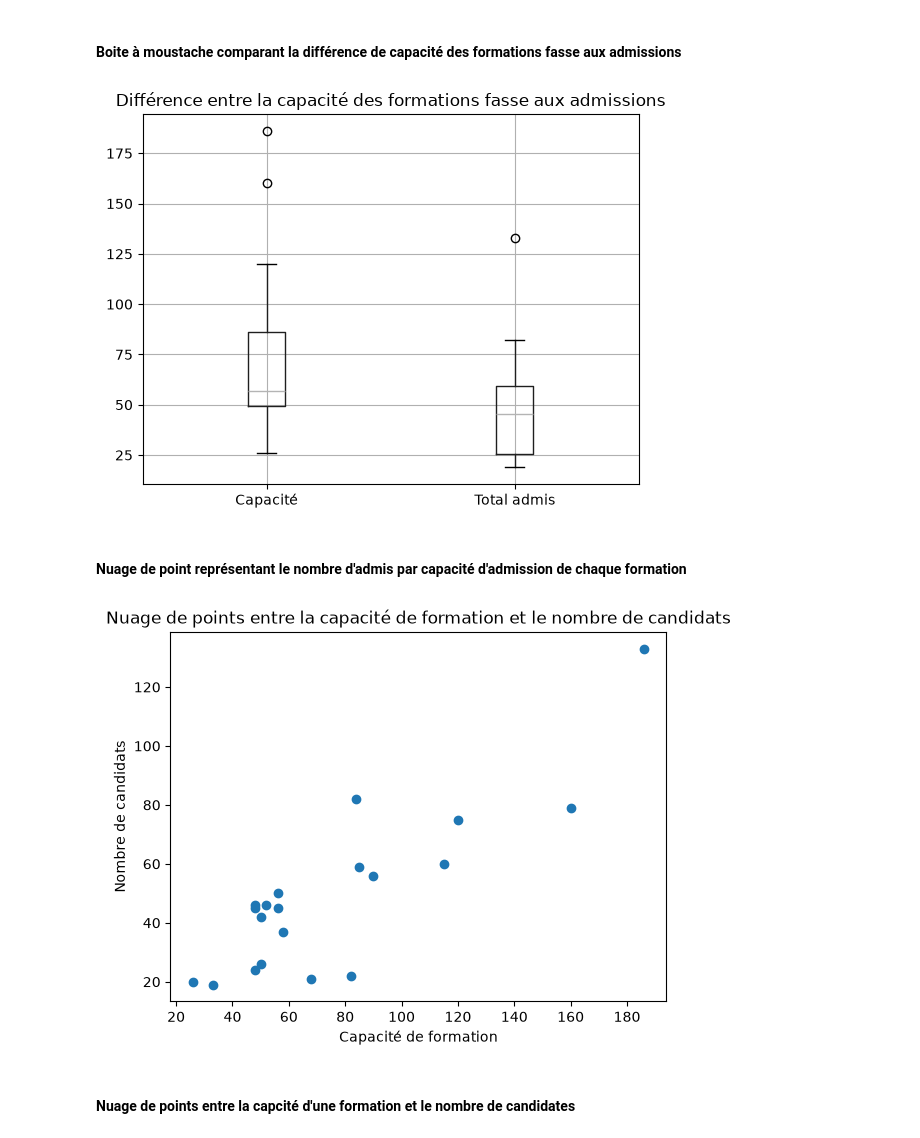
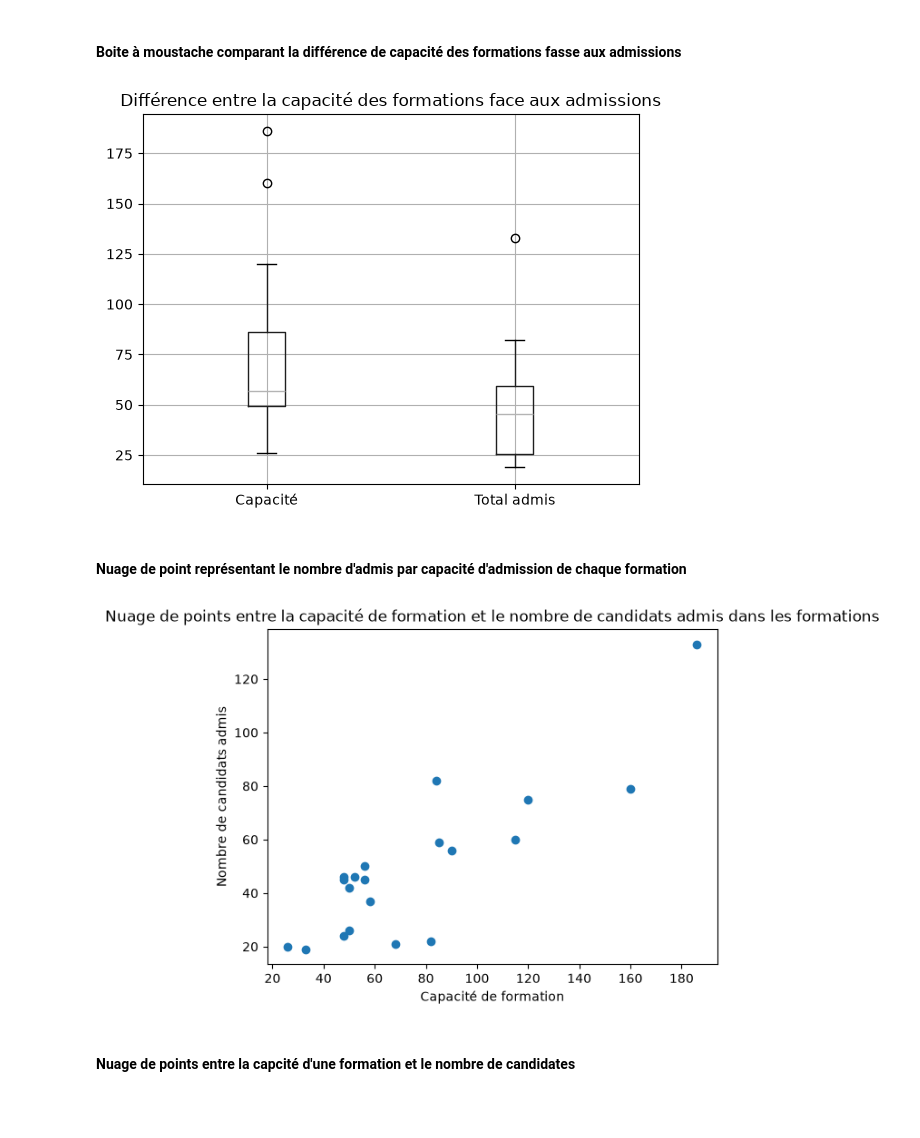
Before and after one commit to ThuaDang/SAE2.04---Base-de-donn-es, a Jupyter notebook: Partie 3 - Analyse des données/Etude_statistique_DANG_Thuan_BIGOUIN_Clement.ipynb, the cells around one changed output. Saved outputs shown, nothing was run; the diff lists cells and outputs as text; code cells hidden in the pictures; blank space fills up the shorter version.

```diff
--- a/Partie 3 - Analyse des données/Etude_statistique_DANG_Thuan_BIGOUIN_Clement.ipynb
+++ b/Partie 3 - Analyse des données/Etude_statistique_DANG_Thuan_BIGOUIN_Clement.ipynb
@@ -47,26 +47,26 @@ plt.show()
 # %%
 tableauDonnees_df.boxplot(column=["x1_capacite", "y_total_admis"])
 
-plt.title("Différence entre la capacité des formations fasse aux admissions")
+plt.title("Différence entre la capacité des formations face aux admissions")
 plt.xticks([1, 2], ["Capacité", "Total admis"])
 plt.show()
 # %% [output]
-[figure, old version]
+[figure, new version]
 # %% [markdown]
 #### Nuage de point représentant le nombre d'admis par capacité d'admission de chaque formation
 # %%
 x = tableauDonnees_df["x1_capacite"]
 y = tableauDonnees_df["y_total_admis"]
 
 
 
 plt.scatter(x, y)
-plt.title("Nuage de points entre la capacité de formation et le nombre de candidats")
+plt.title("Nuage de points entre la capacité de formation et le nombre de candidats admis dans les formations")
 plt.xlabel("Capacité de formation")
-plt.ylabel("Nombre de candidats")
+plt.ylabel("Nombre de candidats admis")
 plt.show()
 # %% [output]
-[figure, old version]
+[figure, new version]
 # %% [markdown]
 #### Nuage de points entre la capcité d'une formation et le nombre de candidates
 # %%
```
Also changed, not shown: parts of 1 cell of this notebook.
